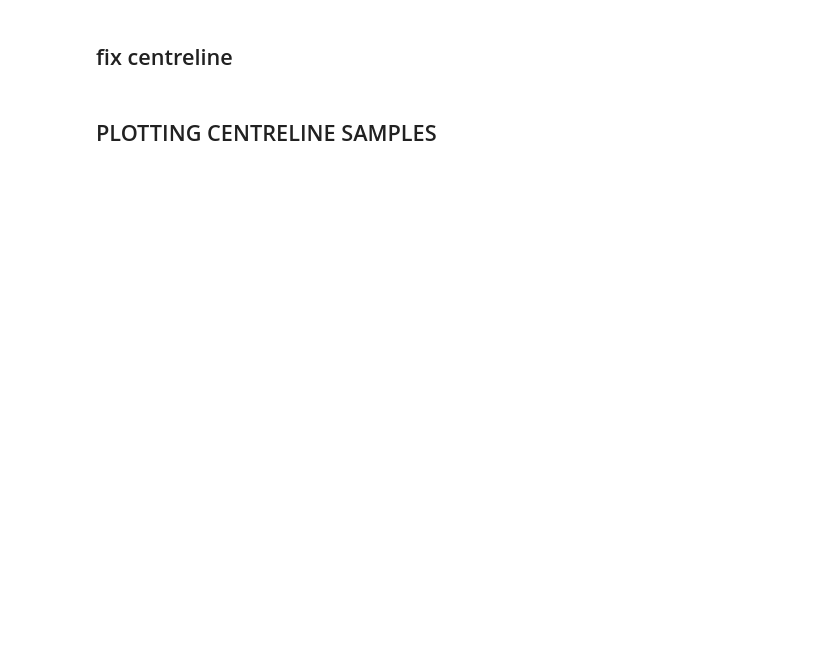
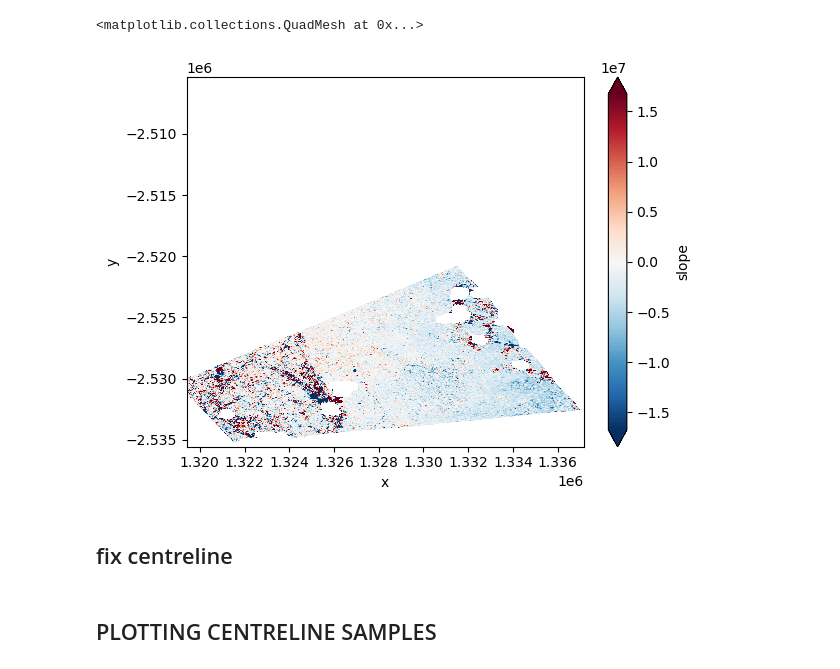
Before and after one commit to tlohde/lake-terminating-glaciers, a Jupyter notebook: src/scratchpad.ipynb, the cells around one changed output. Cells and saved outputs as stored; diff of their text form; code cells hidden in the pictures; blank space fills up the shorter version.

```diff
--- a/src/scratchpad.ipynb
+++ b/src/scratchpad.ipynb
@@ -126,3 +117,10 @@ def get_summary_df(site):
+# %%
+data = site(32)
+# %%
+data.sec['slope'].plot(robust=True)
+# %% [output]
+<matplotlib.collections.QuadMesh at 0x...>
+[figure, added]
 # %% [markdown]
 ## fix centreline
 # %%
```
Also changed, not shown: parts of 4 cells of this notebook, 4 other files.
